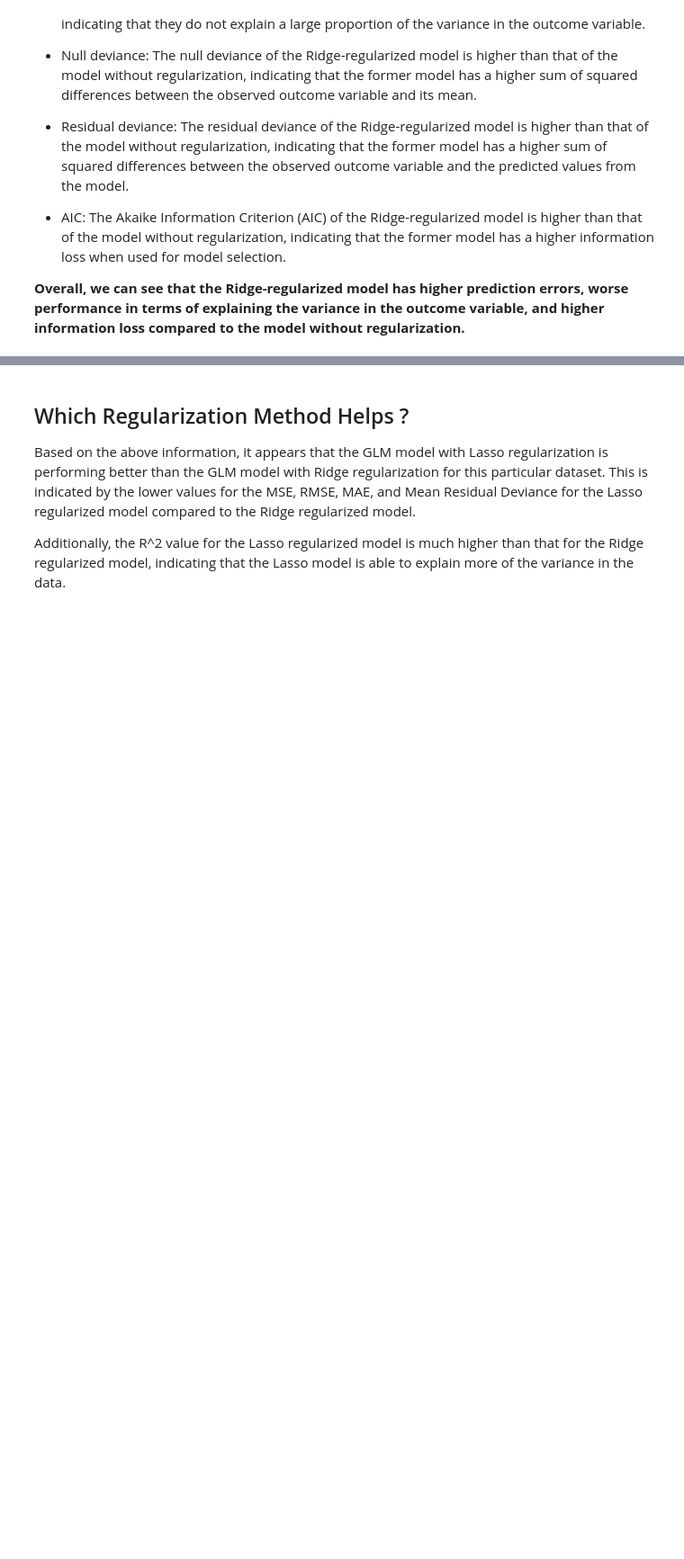
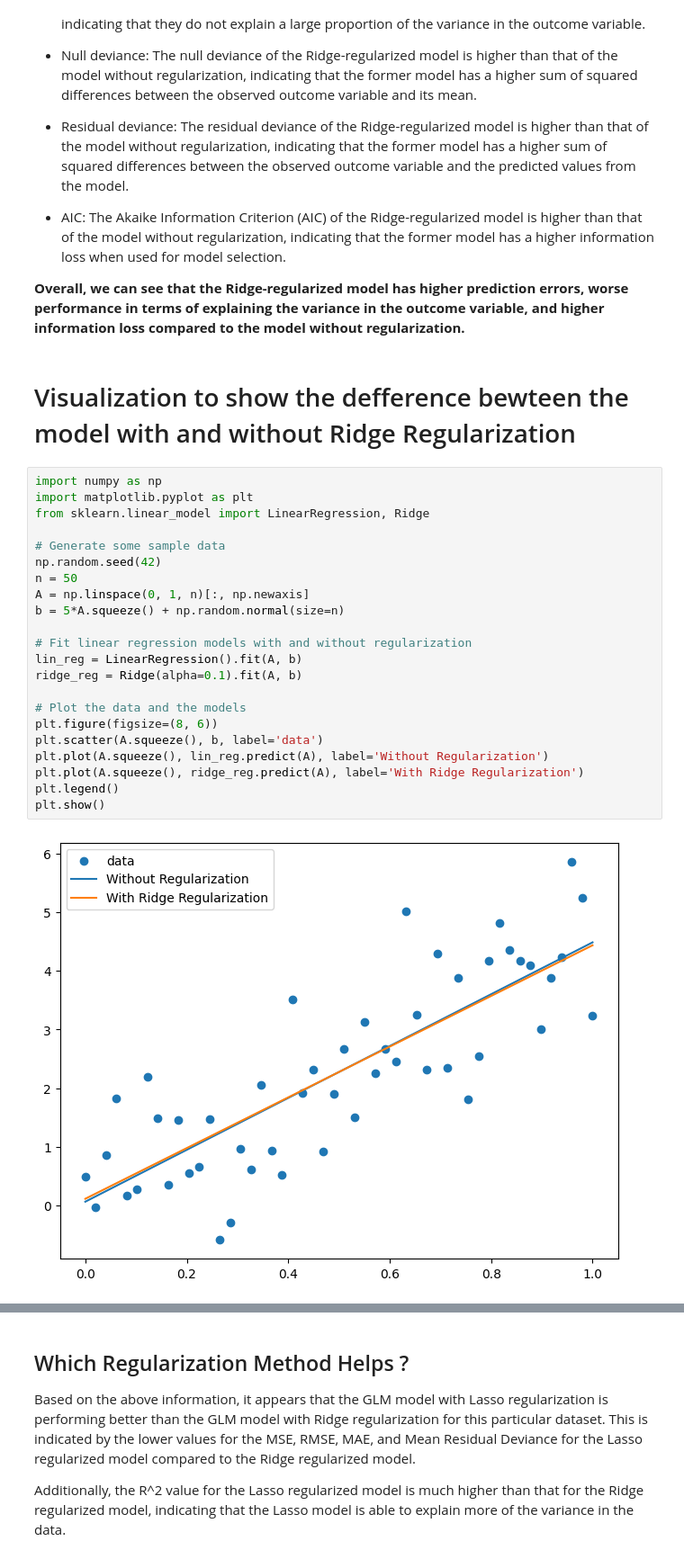
Before and after one commit to Shreyasi632/CrashCourse, a Jupyter notebook: Crash_Course_WorkedExample.ipynb, the cells around one changed output, grey strips where cells are left out. Shown at 90% size. Cells and saved outputs as stored; diff of their text form; blank space fills up the shorter version.

```diff
--- a/Crash_Course_WorkedExample.ipynb
+++ b/Crash_Course_WorkedExample.ipynb
@@ -525,3 +554,29 @@ The comparison between these two models based on the given summary statistics:
 - AIC: The Akaike Information Criterion (AIC) of the Ridge-regularized model is higher than that of the model without regularization, indicating that the former model has a higher information loss when used for model selection.
 
 **Overall, we can see that the Ridge-regularized model has higher prediction errors, worse performance in terms of explaining the variance in the outcome variable, and higher information loss compared to the model without regularization.**
+# %% [markdown]
+# Visualization to show the defference bewteen the model with and without Ridge Regularization
+# %%
+import numpy as np
+import matplotlib.pyplot as plt
+from sklearn.linear_model import LinearRegression, Ridge
+
+# Generate some sample data
+np.random.seed(42)
+n = 50
+A = np.linspace(0, 1, n)[:, np.newaxis]
+b = 5*A.squeeze() + np.random.normal(size=n)
+
+# Fit linear regression models with and without regularization
+lin_reg = LinearRegression().fit(A, b)
+ridge_reg = Ridge(alpha=0.1).fit(A, b)
+
+# Plot the data and the models
+plt.figure(figsize=(8, 6))
+plt.scatter(A.squeeze(), b, label='data')
+plt.plot(A.squeeze(), lin_reg.predict(A), label='Without Regularization')
+plt.plot(A.squeeze(), ridge_reg.predict(A), label='With Ridge Regularization')
+plt.legend()
+plt.show()
+# %% [output]
+[figure, added]
```
Also changed, not shown: parts of 49 cells of this notebook.
